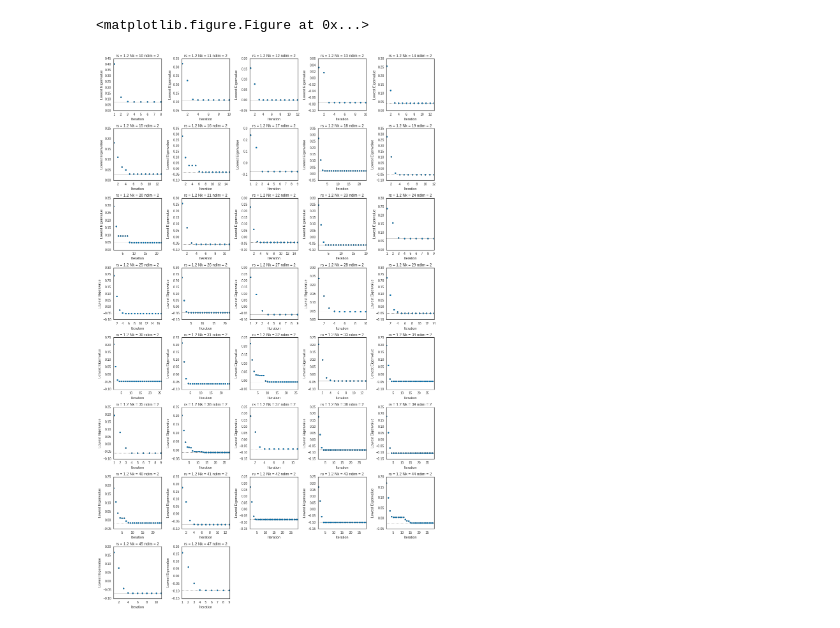
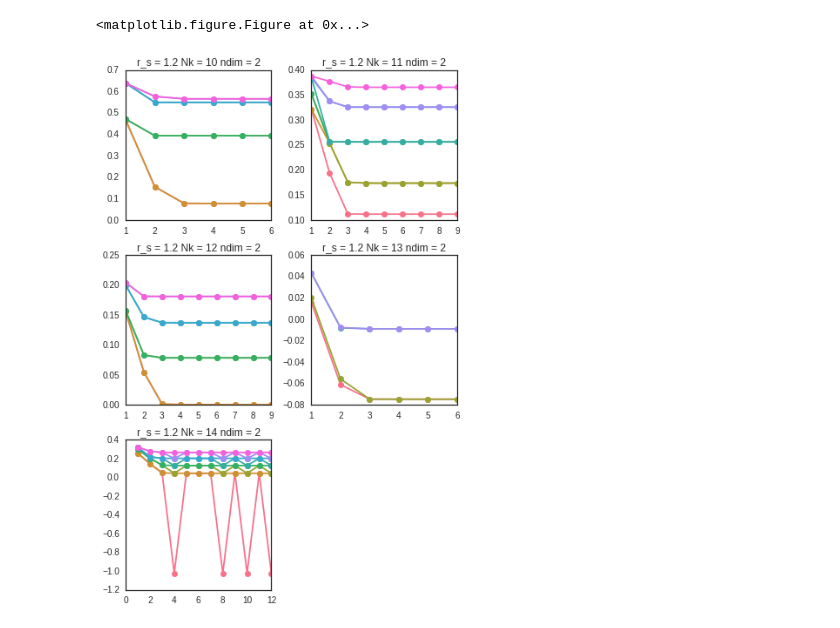
Before and after one commit to ecurtin2/HF-Stability, a Jupyter notebook: src/Analyzer.ipynb, the cells around one changed output. Cells and saved outputs as stored; diff of their text form; code cells hidden in the pictures.

```diff
--- a/src/Analyzer.ipynb
+++ b/src/Analyzer.ipynb
@@ -15,24 +15,25 @@ df = df.sort_values(by='Nk')
 # %%
 """
 fig = plt.figure()
 fig, axes = HFSAnalyzer.df_ApplyAxplotToRows(df, None, HFSAnalyzer.axplot_1stBZ,
                                              spec_alpha=0.5, scale=1.05, labels=False)
 
 plt.tight_layout()
 plt.show()
 """
 
 """
 fig = plt.figure()
 fig, axes =  HFSAnalyzer.df_ApplyAxplotToRows(df[:5], None, HFSAnalyzer.axplot_exc_hist)
 plt.tight_layout()
 plt.show()
 """
 
 fig = plt.figure()
-fig, axes = HFSAnalyzer.df_ApplyAxplotToRows(df, [9,5], HFSAnalyzer.axplot_dav_convergence_wrt_its)
+axplot = HFSAnalyzer.axplot_eval_convergence
+fig, axes = HFSAnalyzer.df_ApplyAxplotToRows(df, None, axplot, palette='husl')
 plt.tight_layout()
 plt.show()
 # %% [output]
 <matplotlib.figure.Figure at 0x...>
-[figure, old version]
+[figure, new version]
```
Also changed, not shown: parts of 9 cells of this notebook, 26 other files.
